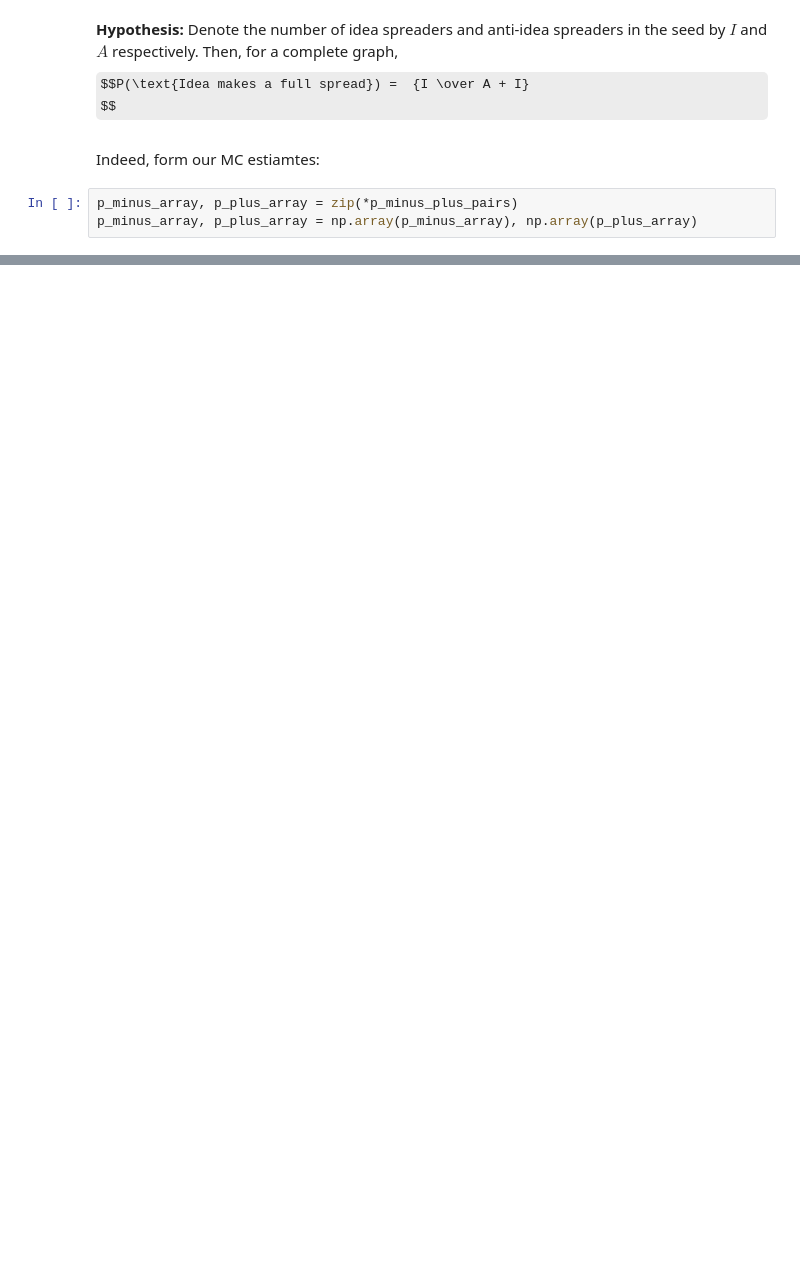
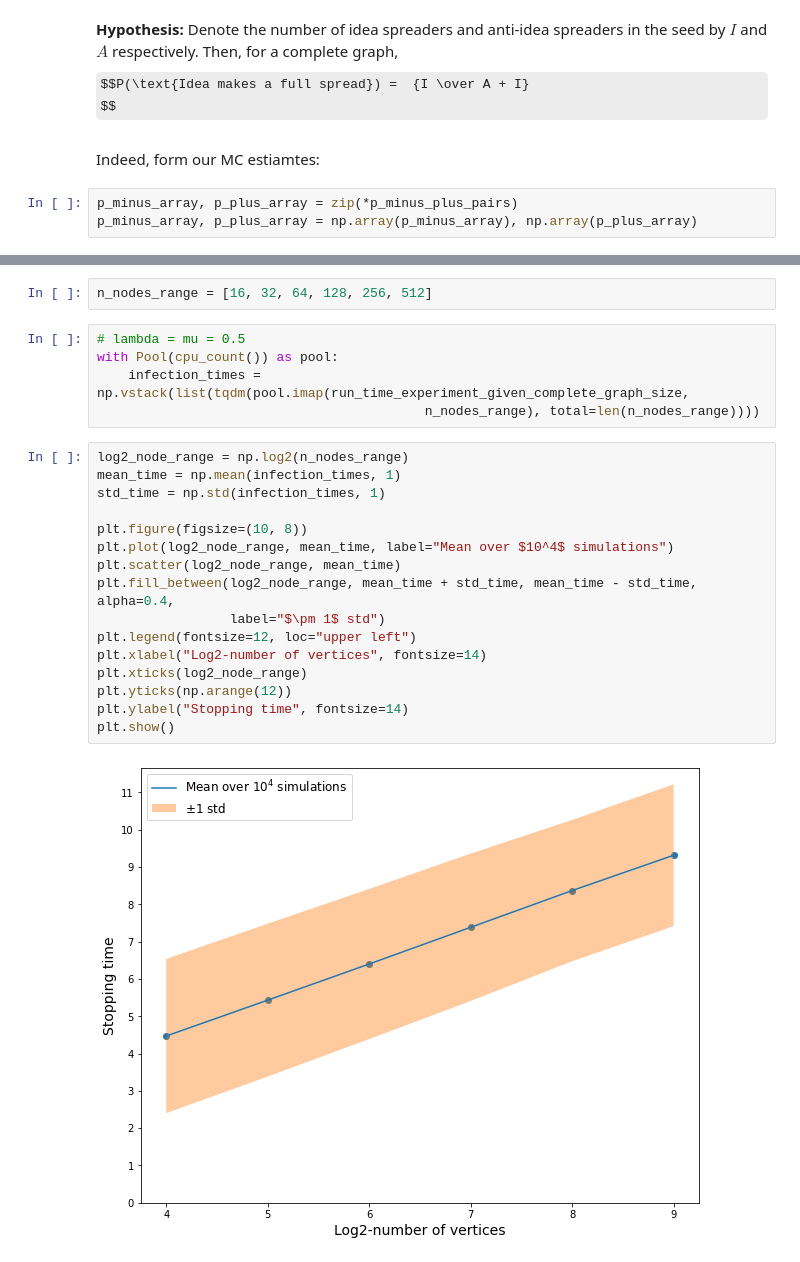
Before and after one commit to AlexanderKagan/MC-Representation-of-Information-Diffusion, a Jupyter notebook: experiments.ipynb, the cells around one changed output, grey strips where cells are left out. Cells and saved outputs as stored; diff of their text form; some formulas as TeX source; blank space fills up the shorter version.

Commit message:
More experiments

```diff
--- a/experiments.ipynb
+++ b/experiments.ipynb
@@ -84,0 +121,25 @@ plt.show()
+# %%
+n_nodes_range = [16, 32, 64, 128, 256, 512]
+# %%
+# lambda = mu = 0.5
+with Pool(cpu_count()) as pool:
+    infection_times = np.vstack(list(tqdm(pool.imap(run_time_experiment_given_complete_graph_size,
+                                          n_nodes_range), total=len(n_nodes_range))))
+# %%
+log2_node_range = np.log2(n_nodes_range)
+mean_time = np.mean(infection_times, 1)
+std_time = np.std(infection_times, 1)
+
+plt.figure(figsize=(10, 8))
+plt.plot(log2_node_range, mean_time, label="Mean over $10^4$ simulations")
+plt.scatter(log2_node_range, mean_time)
+plt.fill_between(log2_node_range, mean_time + std_time, mean_time - std_time, alpha=0.4,
+                 label="$\pm 1$ std")
+plt.legend(fontsize=12, loc="upper left")
+plt.xlabel("Log2-number of vertices", fontsize=14)
+plt.xticks(log2_node_range)
+plt.yticks(np.arange(12))
+plt.ylabel("Stopping time", fontsize=14)
+plt.show()
+# %% [output]
+[figure, added]
```
Also changed, not shown: parts of 9 cells of this notebook, 3 other files.
